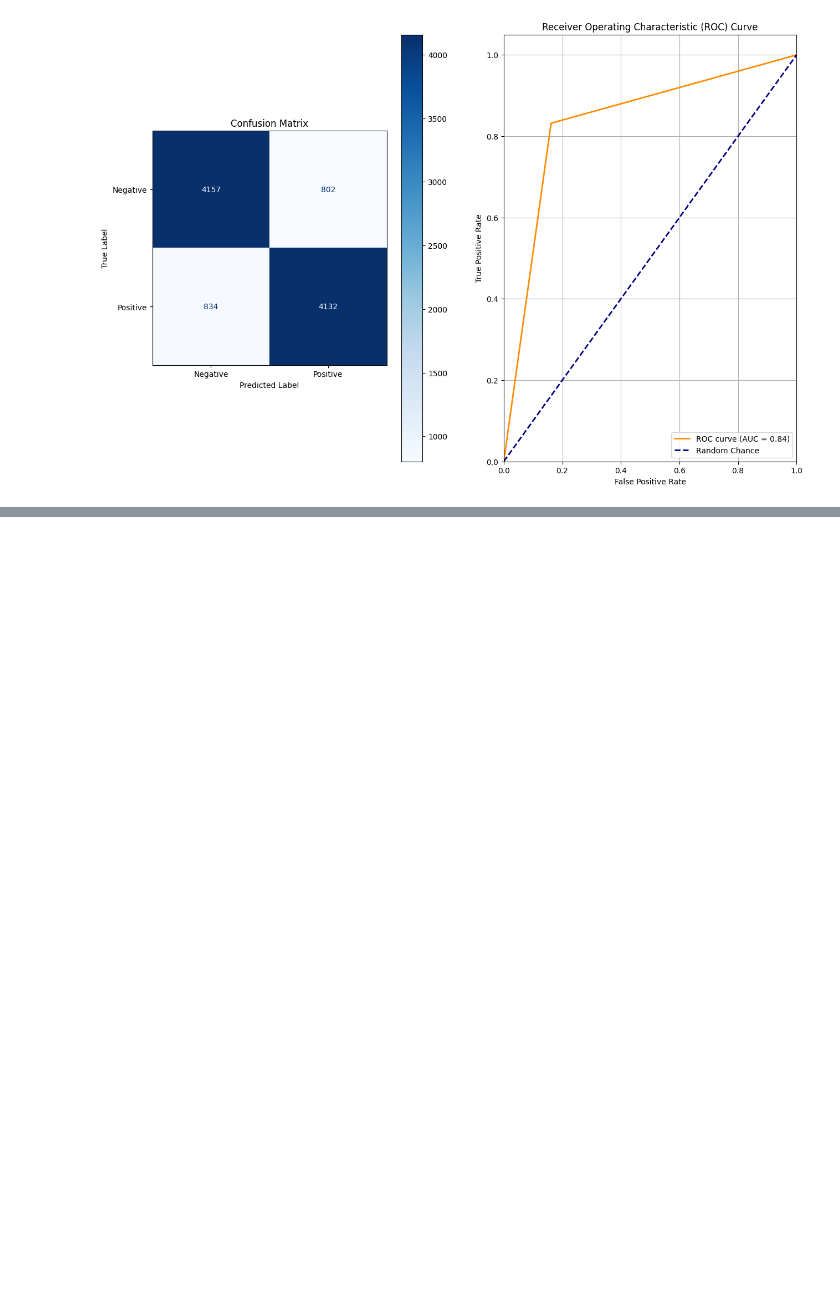
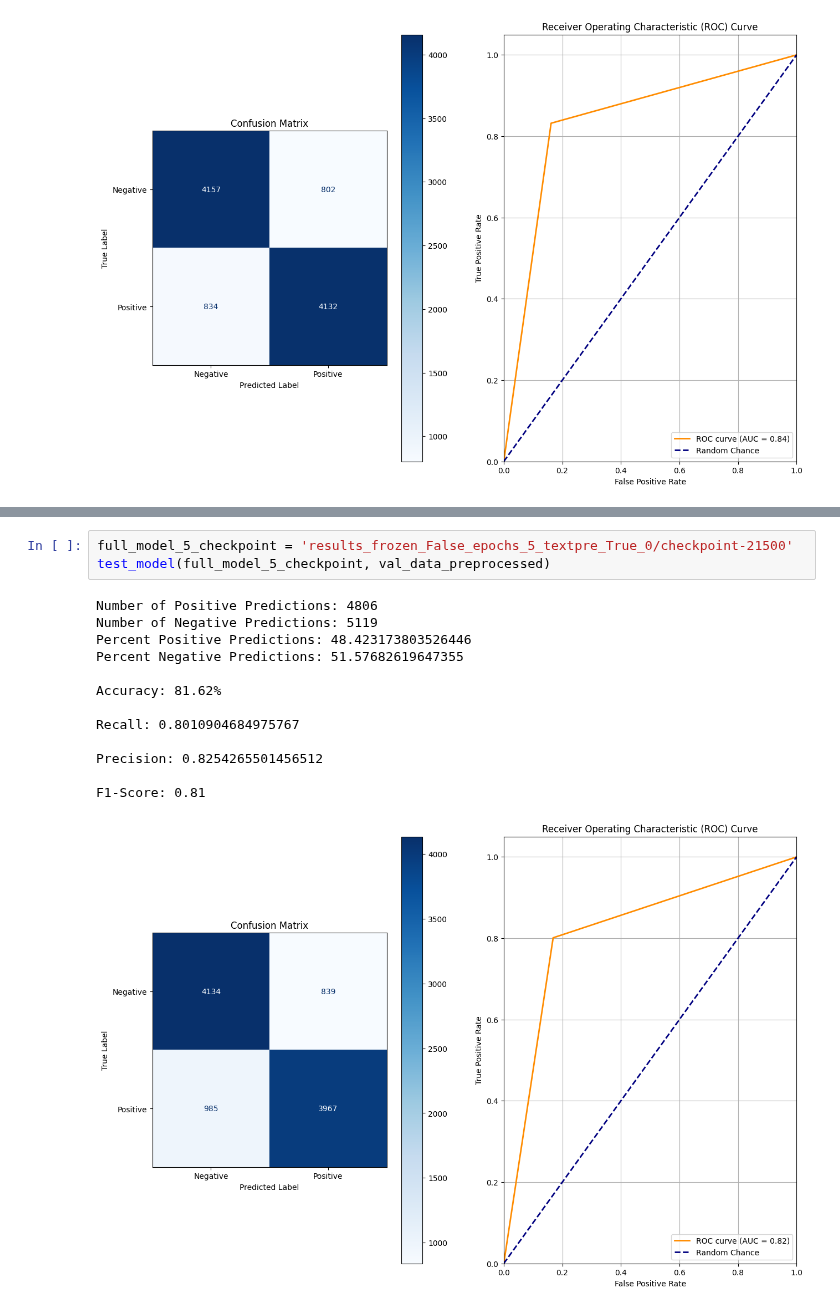
Before and after one commit to rcwaterman/DSE6212, a Jupyter notebook: Project/Preliminary Results/model_testing.ipynb, the cells around one changed output, grey strips where cells are left out. Saved outputs shown, nothing was run; the diff lists cells and outputs as text; blank space fills up the shorter version.

```diff
--- a/Project/Preliminary Results/model_testing.ipynb
+++ b/Project/Preliminary Results/model_testing.ipynb
@@ -642,0 +839,17 @@ F1-Score: 0.83
+# %%
+full_model_5_checkpoint = 'results_frozen_False_epochs_5_textpre_True_0/checkpoint-21500'
+test_model(full_model_5_checkpoint, val_data_preprocessed)
+# %% [output]
+Number of Positive Predictions: 4806
+Number of Negative Predictions: 5119
+Percent Positive Predictions: 48.423173803526446
+Percent Negative Predictions: 51.57682619647355
+
+Accuracy: 81.62%
+
+Recall: 0.8010904684975767
+
+Precision: 0.8254265501456512
+
+F1-Score: 0.81
+[figure, added]
```
Also changed, not shown: parts of 14 cells of this notebook, 9 other files.
